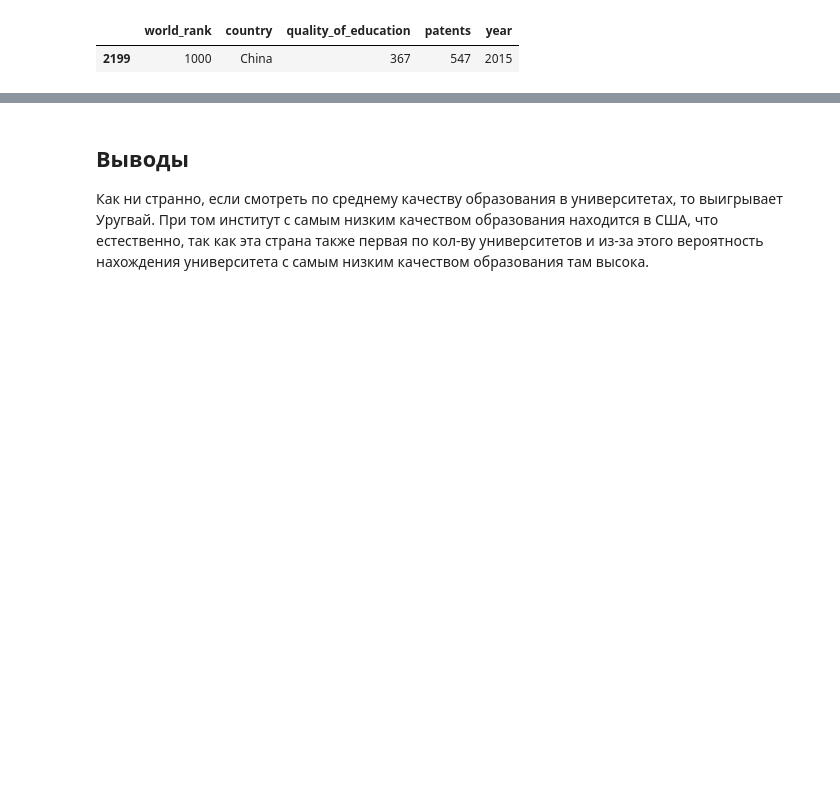
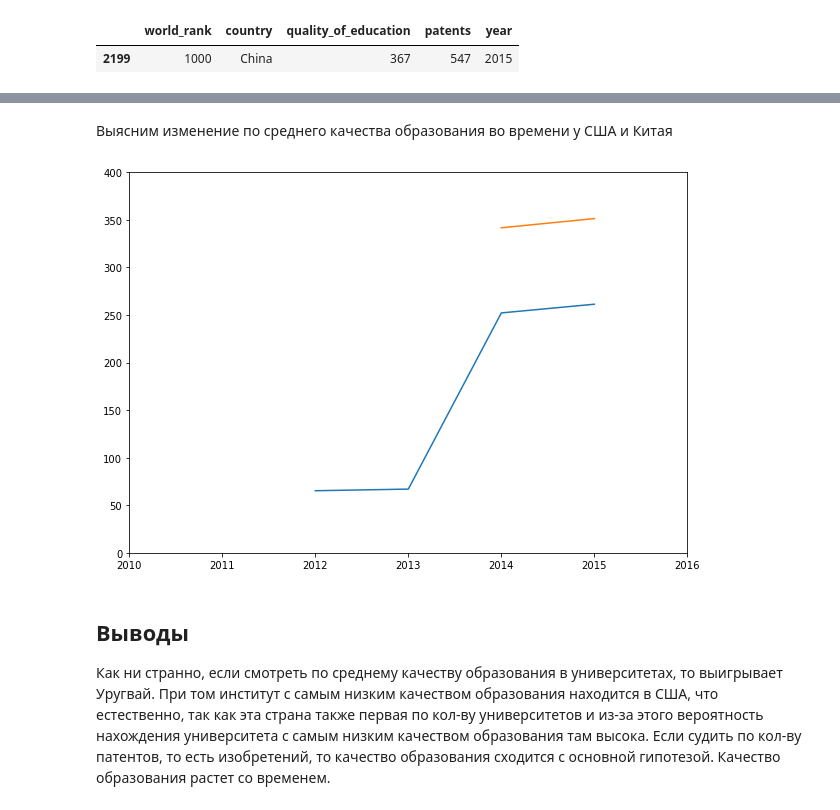
Before and after one commit to iCatOK/SolutionsTheory, a Jupyter notebook: Labs/lab8/lab8.ipynb, the cells around one changed output, grey strips where cells are left out. Drawn from its saved outputs; the diff is of its cells as text; code cells hidden in the pictures; blank space fills up the shorter version.

```diff
--- a/Labs/lab8/lab8.ipynb
+++ b/Labs/lab8/lab8.ipynb
@@ -43,3 +56,22 @@ edu_df.sort_values(by='quality_of_education', ascending=False).head(1)
+# %% [markdown]
+Выясним изменение по среднего качества образования во времени у США и Китая
+# %%
+grouped = edu_df[['country', 'quality_of_education', 'year']]
+usa = grouped[grouped['country'] == 'USA'][['quality_of_education', 'year']].groupby('year').mean()
+china = grouped[grouped['country'] == 'China'][['quality_of_education', 'year']].groupby('year').mean()
+
+usa
+
+fig = plt.figure()
+
+for frame in [usa, china]:
+    plt.plot(frame.index, frame['quality_of_education'])
+
+plt.xlim(2010,2016)
+plt.ylim(0,400)
+plt.show()
+# %% [output]
+[figure, added]
 # %% [markdown]
 ## Выводы
-Как ни странно, если смотреть по среднему качеству образования в университетах, то выигрывает Уругвай. При том институт с самым низким качеством образования находится в США, что естественно, так как эта страна также первая по кол-ву университетов и из-за этого вероятность нахождения университета с самым низким качеством образования там высока.
+Как ни странно, если смотреть по среднему качеству образования в университетах, то выигрывает Уругвай. При том институт с самым низким качеством образования находится в США, что естественно, так как эта страна также первая по кол-ву университетов и из-за этого вероятность нахождения университета с самым низким качеством образования там высока. Если судить по кол-ву патентов, то есть изобретений, то качество образования сходится с основной гипотезой. Качество образования растет со временем.
```
Also changed, not shown: parts of 4 cells of this notebook.
